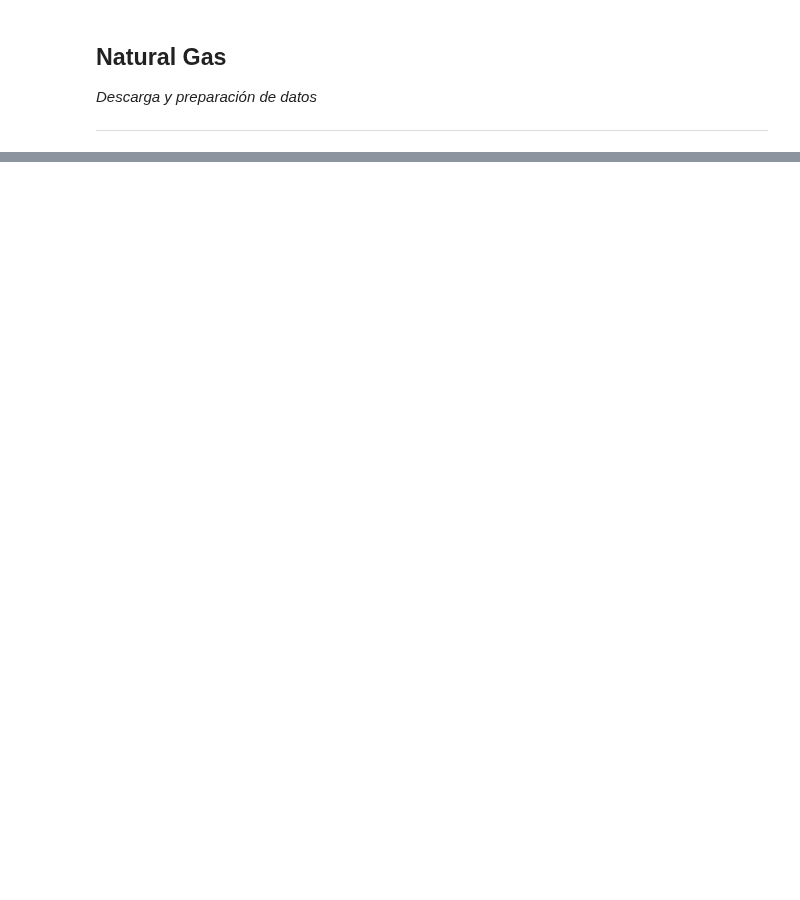
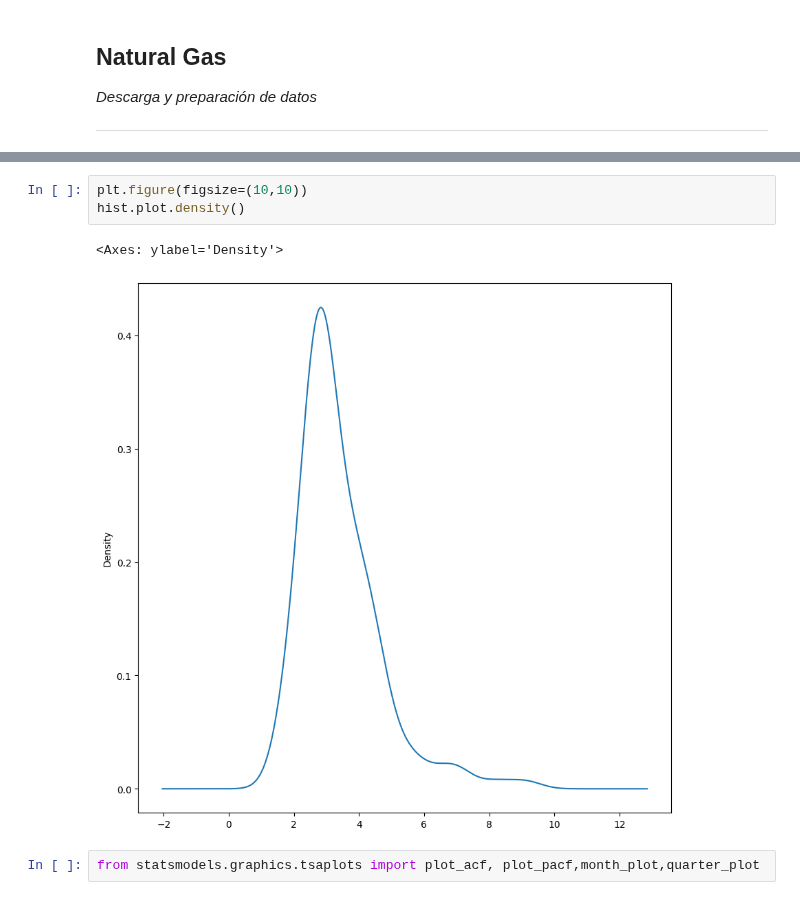
Before and after one commit to Michelleagl/Series_de_Tiempo, a Jupyter notebook: Proyecto_Series_.ipynb, the cells around one changed output, grey strips where cells are left out. Drawn from its saved outputs; the diff is of its cells as text; blank space fills up the shorter version.

```diff
--- a/Proyecto_Series_.ipynb
+++ b/Proyecto_Series_.ipynb
@@ -78,0 +171,8 @@ Importar
+# %%
+plt.figure(figsize=(10,10))
+hist.plot.density()
+# %% [output]
+<Axes: ylabel='Density'>
+[figure, added]
+# %%
+from statsmodels.graphics.tsaplots import plot_acf, plot_pacf,month_plot,quarter_plot
```
Also changed, not shown: parts of 21 cells of this notebook.
